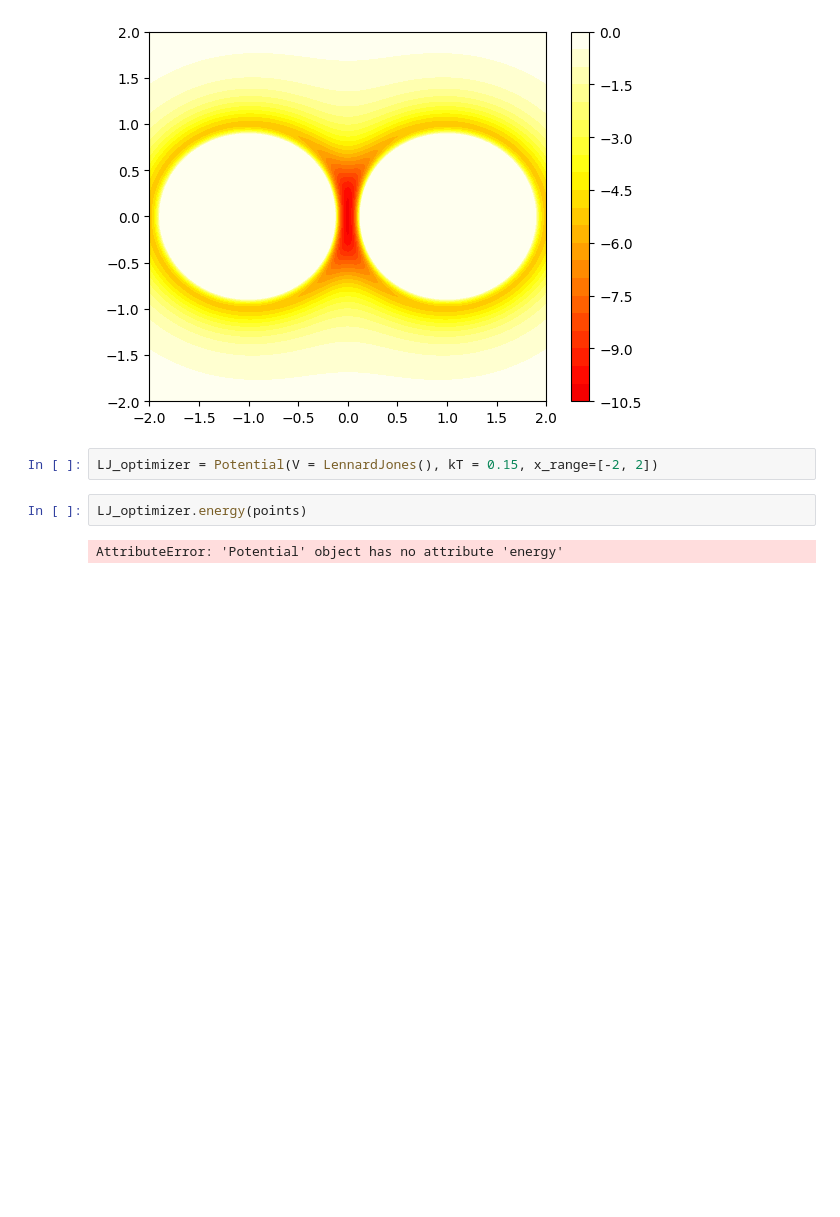
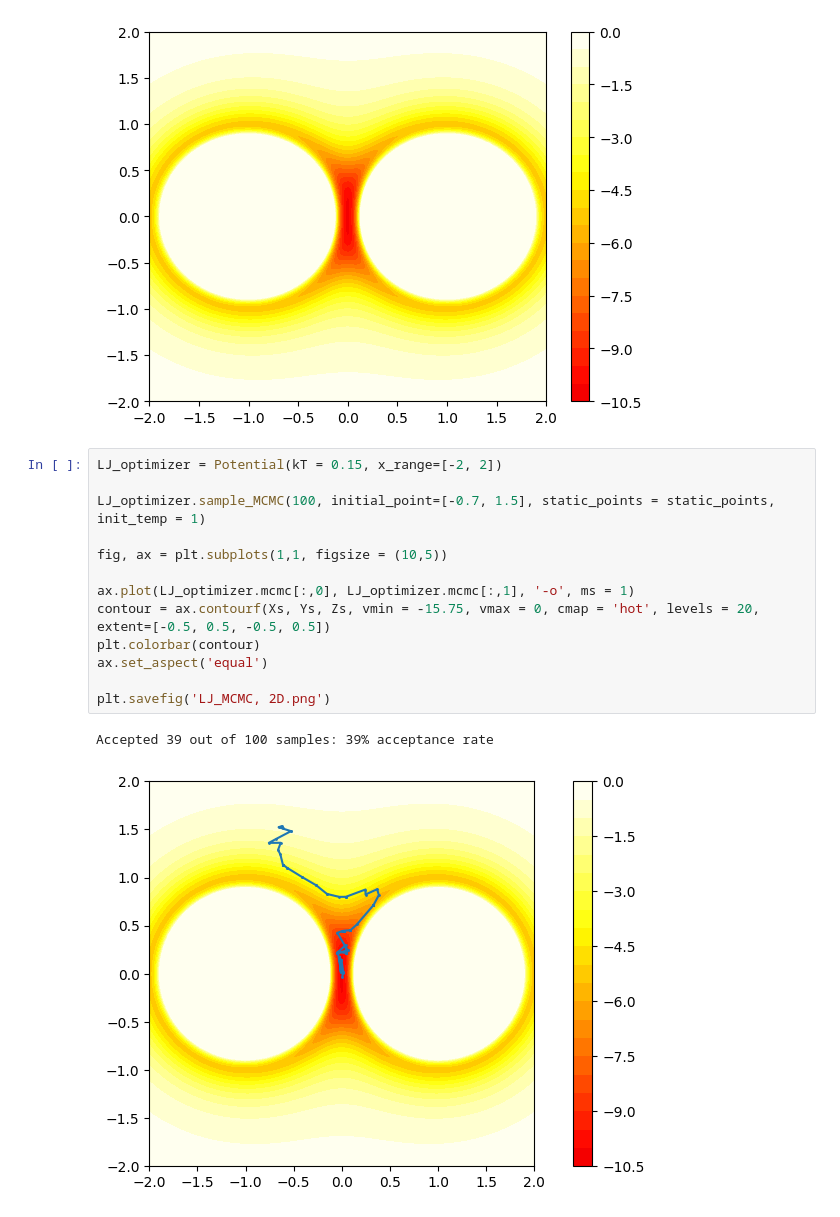
Before and after one commit to TobiasJohannessen/TobiasJohannessen.github.io, a Jupyter notebook: Computational Physics/Exercises/Week 3/Exercise 12.ipynb, the cells around one changed output. Drawn from its saved outputs; the diff is of its cells as text; blank space fills up the shorter version.

```diff
--- a/Computational Physics/Exercises/Week 3/Exercise 12.ipynb
+++ b/Computational Physics/Exercises/Week 3/Exercise 12.ipynb
@@ -50,9 +50,19 @@ plt.colorbar(contour)
 # %% [output]
 <matplotlib.colorbar.Colorbar at 0x...>
 [figure]
-# %%
-LJ_optimizer = Potential(V = LennardJones(), kT = 0.15, x_range=[-2, 2])
-# %%
-LJ_optimizer.energy(points)
-# %% [output]
-AttributeError: 'Potential' object has no attribute 'energy'
+# %%
+LJ_optimizer = Potential(kT = 0.15, x_range=[-2, 2])
+
+LJ_optimizer.sample_MCMC(100, initial_point=[-0.7, 1.5], static_points = static_points, init_temp = 1)
+
+fig, ax = plt.subplots(1,1, figsize = (10,5))
+
+ax.plot(LJ_optimizer.mcmc[:,0], LJ_optimizer.mcmc[:,1], '-o', ms = 1)
+contour = ax.contourf(Xs, Ys, Zs, vmin = -15.75, vmax = 0, cmap = 'hot', levels = 20, extent=[-0.5, 0.5, -0.5, 0.5])
+plt.colorbar(contour)
+ax.set_aspect('equal')
+
+plt.savefig('LJ_MCMC, 2D.png')
+# %% [output]
+Accepted 39 out of 100 samples: 39% acceptance rate
+[figure, added]
```
Also changed, not shown: parts of 2 cells of this notebook, 22 other files.
